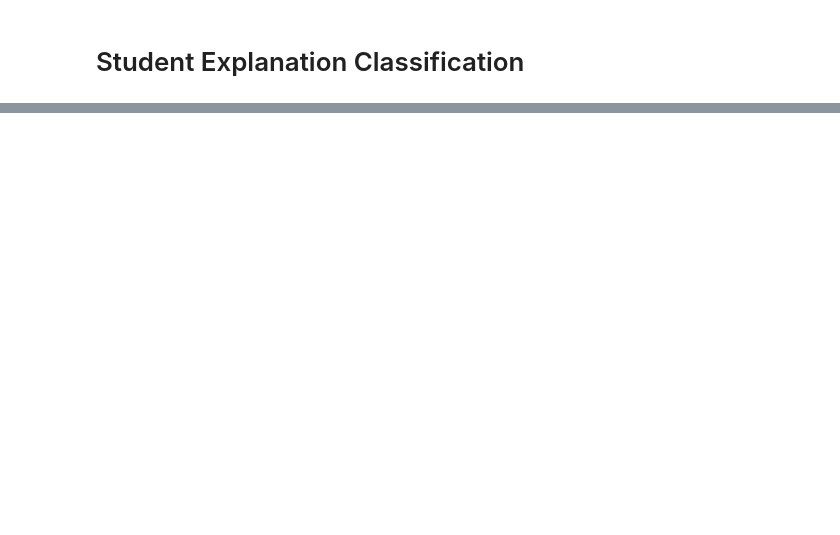
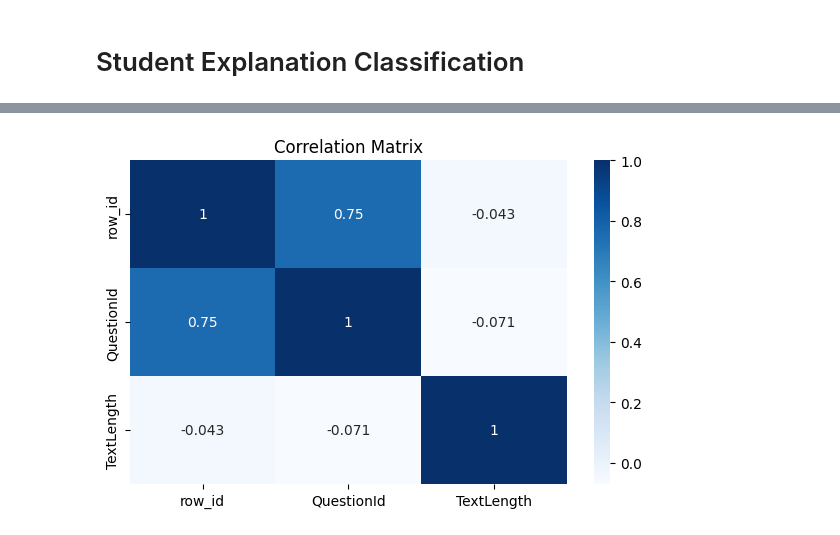
Before and after one commit to Radeeshani/student_explanation_classification, a Jupyter notebook: map-charting-student-math-misunderstandings/student_explanation_classification.ipynb, the cells around one changed output, grey strips where cells are left out. Cells and saved outputs as stored; diff of their text form; code cells hidden in the pictures; blank space fills up the shorter version.

```diff
--- a/map-charting-student-math-misunderstandings/student_explanation_classification.ipynb
+++ b/map-charting-student-math-misunderstandings/student_explanation_classification.ipynb
@@ -29,0 +93,11 @@ train.head()
+# %%
+# Correlation Heatmap
+numeric_cols = train.select_dtypes(include=np.number)
+if not numeric_cols.empty:
+    plt.figure(figsize=(6,4))
+    sns.heatmap(numeric_cols.corr(), annot=True, cmap='Blues')
+    plt.title("Correlation Matrix")
+    plt.tight_layout()
+    plt.show()
+# %% [output]
+[figure, added]
```
Also changed, not shown: parts of 18 cells of this notebook, 9 other files.
